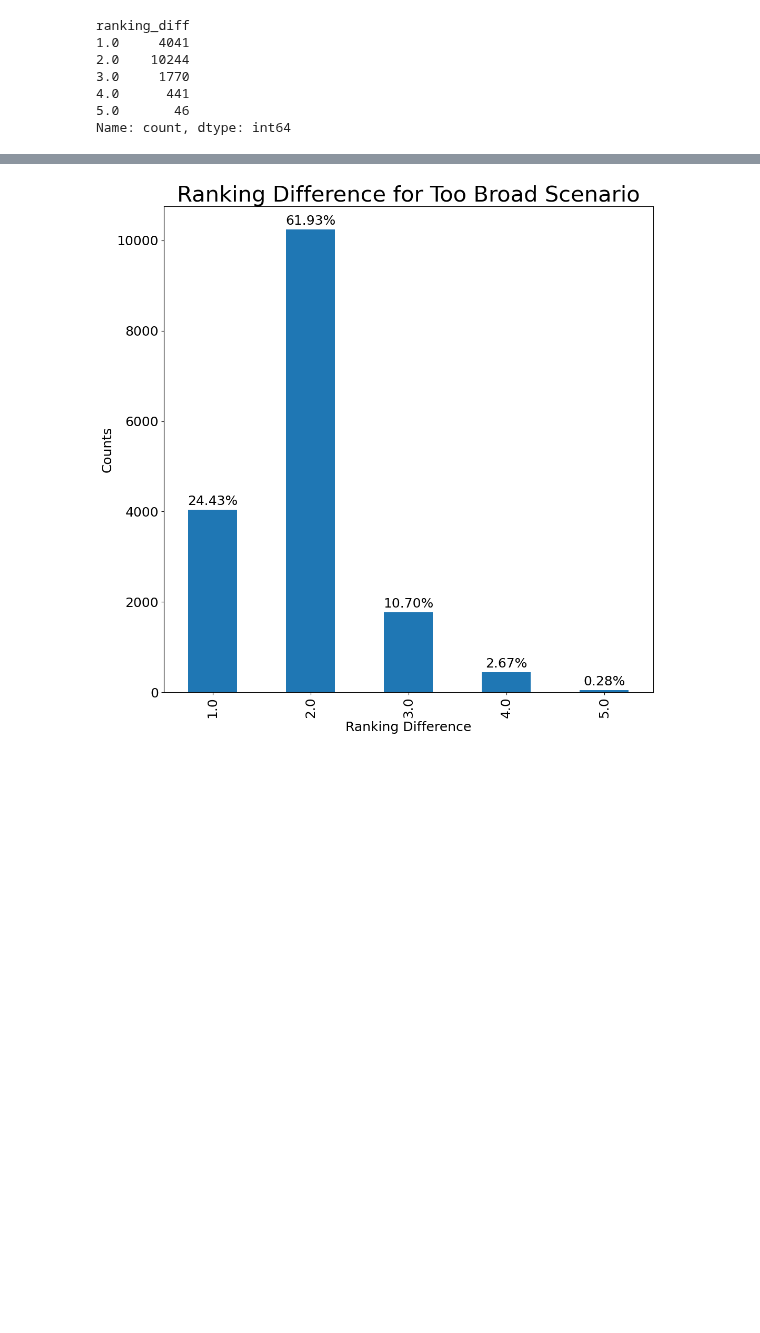
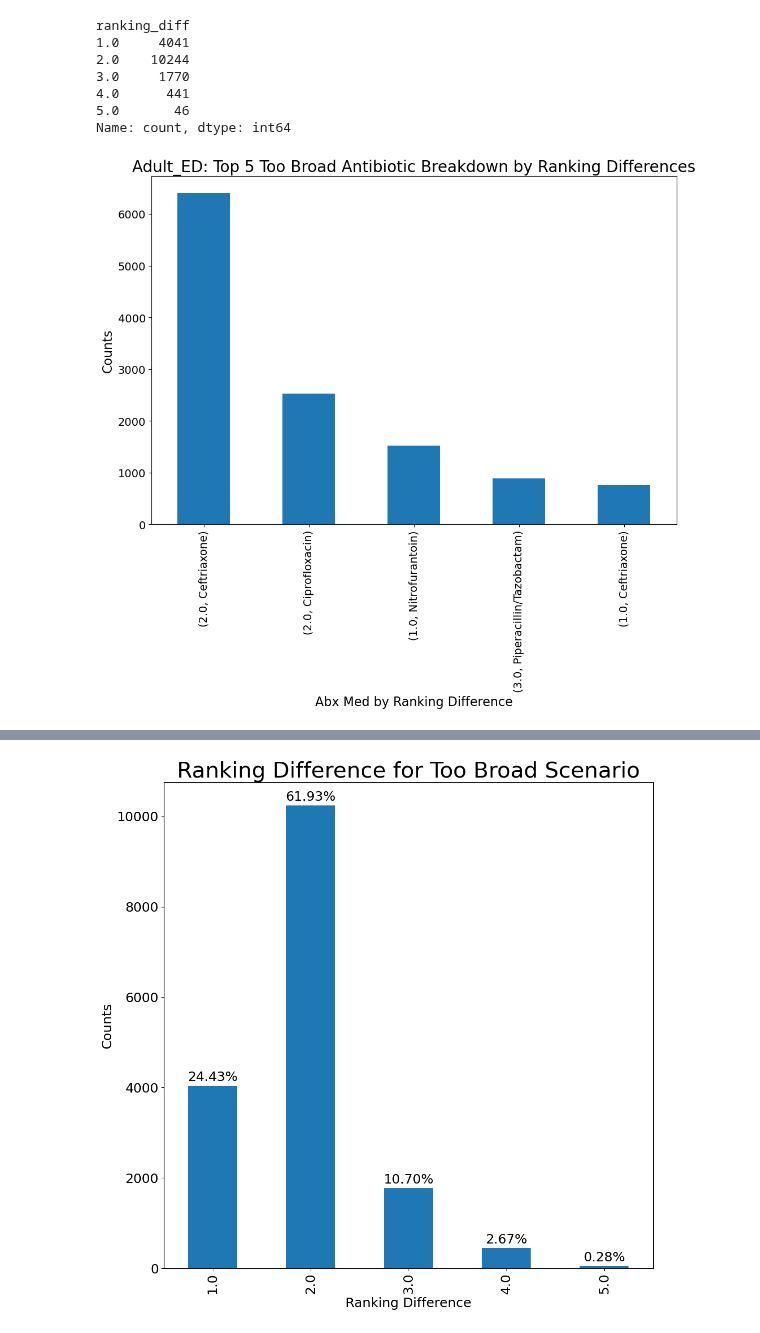
Before and after one commit to HealthRex/CDSS, a Jupyter notebook: scripts/antibiotic-susceptibility/sql/queries/aim_4/AIM4/Notebook/Adult_ED_Cohort_no_allergy_debug.ipynb, the cells around one changed output, grey strips where cells are left out. Cells and saved outputs as stored; diff of their text form; code cells hidden in the pictures; blank space fills up the shorter version.

```diff
--- a/scripts/antibiotic-susceptibility/sql/queries/aim_4/AIM4/Notebook/Adult_ED_Cohort_no_allergy_debug.ipynb
+++ b/scripts/antibiotic-susceptibility/sql/queries/aim_4/AIM4/Notebook/Adult_ED_Cohort_no_allergy_debug.ipynb
@@ -1918,0 +1972,29 @@ Name: count, dtype: int64
+# %%
+import matplotlib.pyplot as plt
+
+too_broad_df = results[results["scenario"] == "too_broad"]
+
+# Group by ranking_diff and final_antibiotic, then sort and get the top 5
+top_5 = (
+    too_broad_df.groupby(["ranking_diff"])["final_antibiotic"]
+    .value_counts()
+    .sort_values(ascending=False)
+    .head(5)
+)
+
+# Plot the top 5
+ax = top_5.plot(
+    kind='bar',
+    figsize=(12, 8),
+    fontsize=14  # Adjust font size for tick labels
+)
+
+# Customize title and axis labels with larger font sizes
+ax.set_title('Adult_ED: Top 5 Too Broad Antibiotic Breakdown by Ranking Differences', fontsize=20)
+ax.set_xlabel('Abx Med by Ranking Difference', fontsize=16)
+ax.set_ylabel('Counts', fontsize=16)
+
+# Show the plot
+plt.show()
+# %% [output]
+[figure, added]
```
Also changed, not shown: parts of 29 cells of this notebook, 12 other files.
